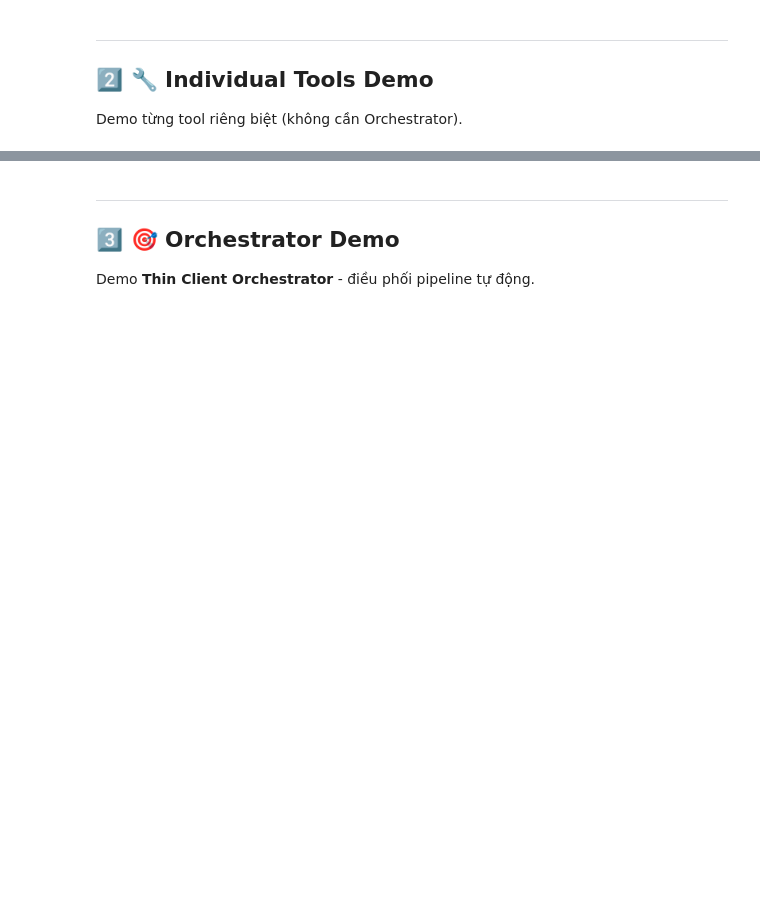
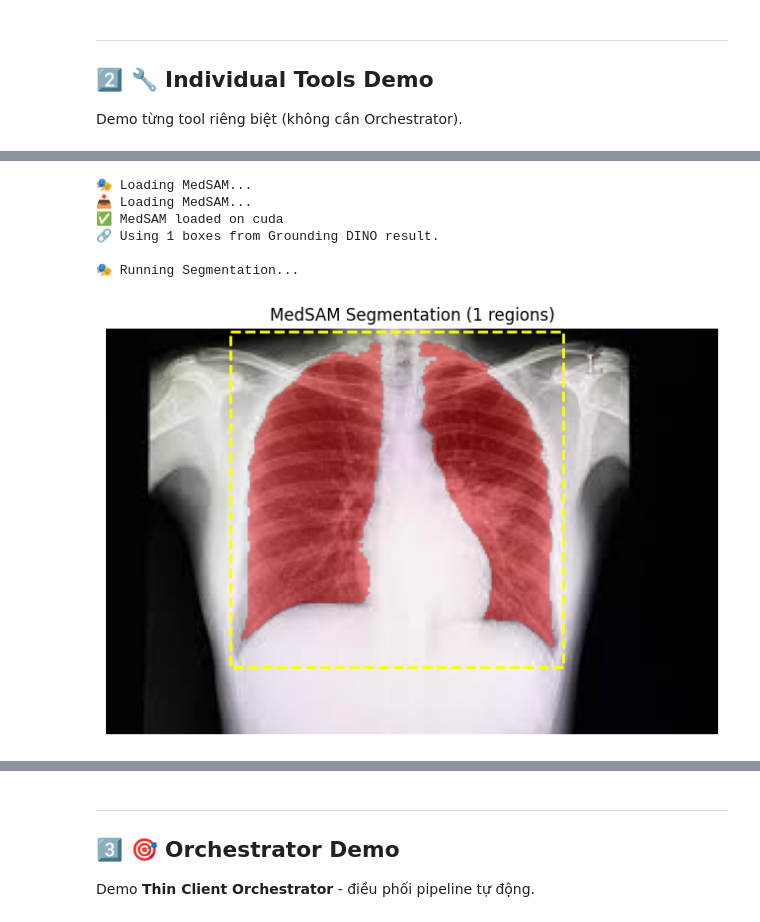
Before and after one commit to ngnam1104/TriMedAgent, a Jupyter notebook: demo_trimedagent_colab.ipynb, the cells around one changed output, grey strips where cells are left out. Drawn from its saved outputs; the diff is of its cells as text; code cells hidden in the pictures; blank space fills up the shorter version.

```diff
--- a/demo_trimedagent_colab.ipynb
+++ b/demo_trimedagent_colab.ipynb
@@ -477,0 +692,49 @@ else:
+# %%
+# @title 2.4.3 Test MedSAM (Segmentation)
+# @markdown Test khả năng phân vùng dựa trên Box giả định hoặc Box từ DINO.
+
+if medsam_tool is not None:
+    print("🎭 Loading MedSAM...")
+    medsam_tool.load()
+
+    # Lấy box từ kết quả DINO ở trên (nếu có), nếu không thì dùng box mẫu
+    if 'detection_result' in globals() and len(detection_result['boxes']) > 0:
+        test_boxes = detection_result['boxes']
+        print(f"🔗 Using {len(test_boxes)} boxes from Grounding DINO result.")
+    else:
+        # Box mẫu (Vùng phổi phải)
+        w, h = sample_image.size
+        test_boxes = [[0.2*w, 0.3*h, 0.6*w, 0.7*h]]
+        print("⚠️ No DINO boxes found, using dummy box.")
+
+    print("\n🎭 Running Segmentation...")
+    masks = medsam_tool.segment(sample_image, test_boxes)
+
+    # Visualize
+    fig, ax = plt.subplots(1, 1, figsize=(8, 8))
+    ax.imshow(sample_image)
+
+    # Vẽ nền Mask màu đỏ bán trong suốt
+    overlay = np.zeros((*sample_image.size[::-1], 4))
+    for i, mask in enumerate(masks):
+        overlay[mask > 0] = [1, 0, 0, 0.4] # Red, Alpha=0.4
+
+        # Vẽ viền box
+        x1, y1, x2, y2 = test_boxes[i]
+        rect = patches.Rectangle((x1, y1), x2-x1, y2-y1, linewidth=2, edgecolor='yellow', facecolor='none', linestyle='--')
+        ax.add_patch(rect)
+
+    ax.imshow(overlay)
+    ax.set_title(f"MedSAM Segmentation ({len(masks)} regions)")
+    ax.axis('off')
+    plt.show()
+else:
+    print("⚠️ MedSAM not loaded (Check MODE='full')")
+# %% [output]
+🎭 Loading MedSAM...
+📥 Loading MedSAM...
+✅ MedSAM loaded on cuda
+🔗 Using 1 boxes from Grounding DINO result.
+
+🎭 Running Segmentation...
+[figure, added]
```
Also changed, not shown: parts of 24 cells of this notebook, 5 other files.
